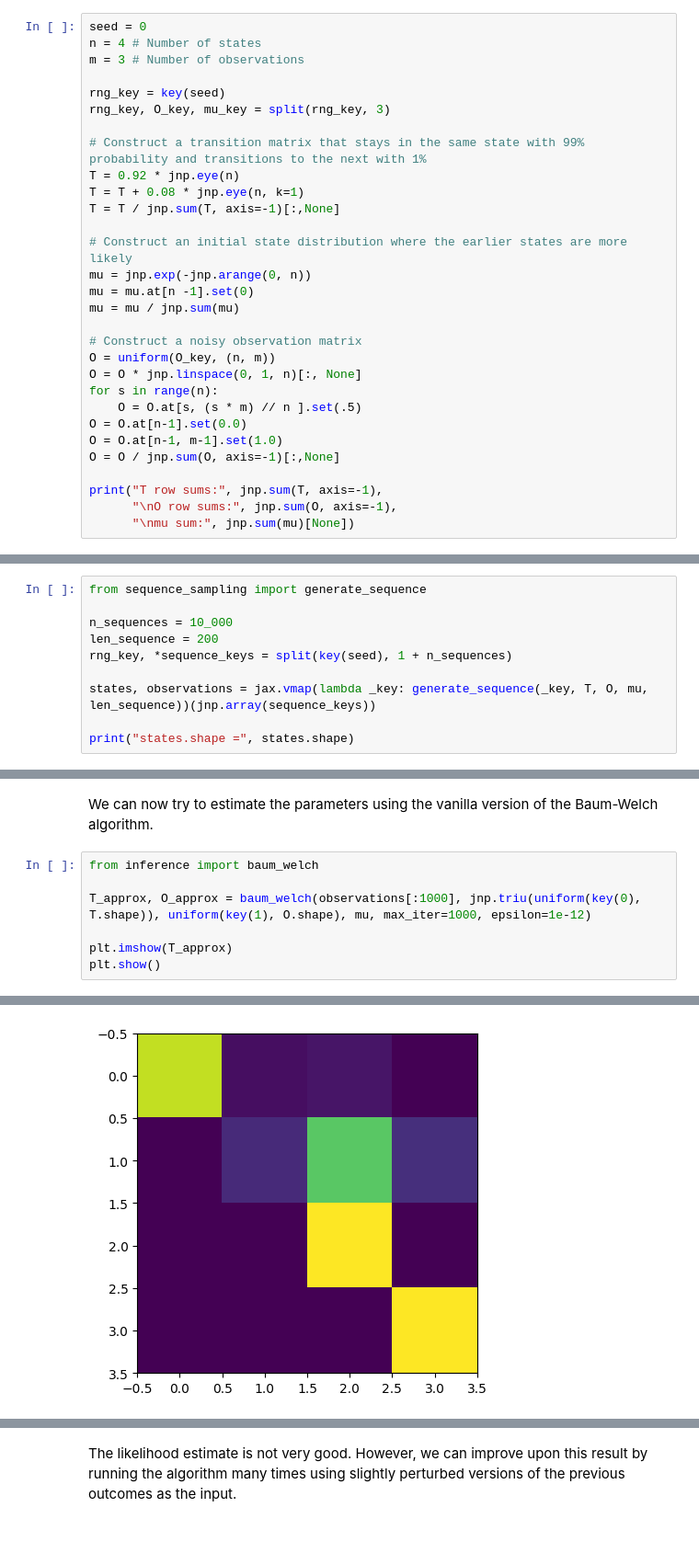
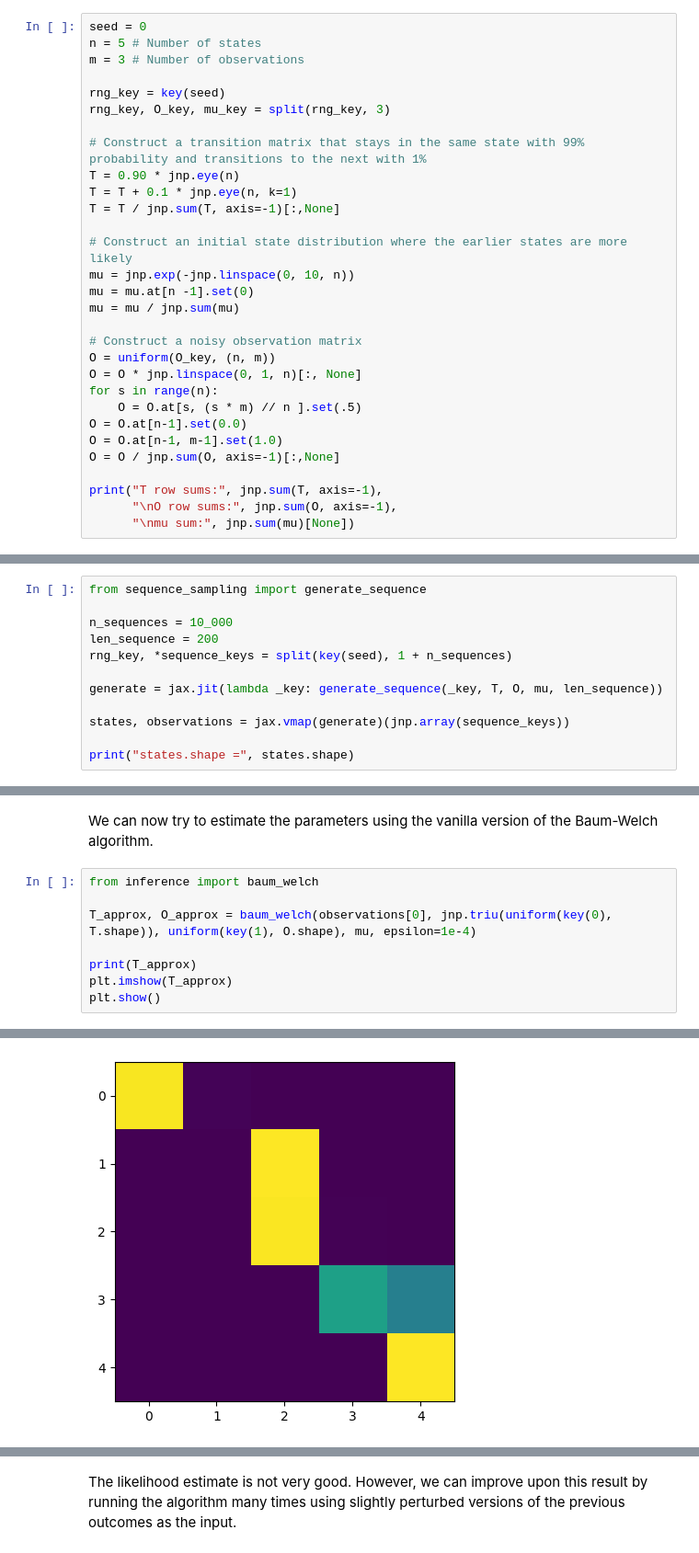
Before and after one commit to tobias-heinzle/BaumWelchJax, a Jupyter notebook: test_algorithm.ipynb, the cells around one changed output, grey strips where cells are left out. Shown: that part at 92% size. Cells and saved outputs as stored; diff of their text form.

```diff
--- a/test_algorithm.ipynb
+++ b/test_algorithm.ipynb
@@ -14,19 +14,19 @@ In this notebook, we explore the parameter inference of hidden Markov models usi
 First we have to define the problem.
 # %%
 seed = 0
-n = 4 # Number of states
+n = 5 # Number of states
 m = 3 # Number of observations
 
 rng_key = key(seed)
 rng_key, O_key, mu_key = split(rng_key, 3)
 
 # Construct a transition matrix that stays in the same state with 99% probability and transitions to the next with 1%
-T = 0.92 * jnp.eye(n)
-T = T + 0.08 * jnp.eye(n, k=1)
+T = 0.90 * jnp.eye(n)
+T = T + 0.1 * jnp.eye(n, k=1)
 T = T / jnp.sum(T, axis=-1)[:,None]
 
 # Construct an initial state distribution where the earlier states are more likely
-mu = jnp.exp(-jnp.arange(0, n))
+mu = jnp.exp(-jnp.linspace(0, 10, n))
 mu = mu.at[n -1].set(0)
 mu = mu / jnp.sum(mu)
 
@@ -72,7 +72,9 @@ n_sequences = 10_000
 len_sequence = 200
 rng_key, *sequence_keys = split(key(seed), 1 + n_sequences)
 
-states, observations = jax.vmap(lambda _key: generate_sequence(_key, T, O, mu, len_sequence))(jnp.array(sequence_keys))
+generate = jax.jit(lambda _key: generate_sequence(_key, T, O, mu, len_sequence))
+
+states, observations = jax.vmap(generate)(jnp.array(sequence_keys))
 
 print("states.shape =", states.shape)
 # %% [output]
@@ -136,8 +182,9 @@ We can now try to estimate the parameters using the vanilla version of the Baum-
 # %%
 from inference import baum_welch
 
-T_approx, O_approx = baum_welch(observations[:1000], jnp.triu(uniform(key(0), T.shape)), uniform(key(1), O.shape), mu, max_iter=1000, epsilon=1e-12)
+T_approx, O_approx = baum_welch(observations[0], jnp.triu(uniform(key(0), T.shape)), uniform(key(1), O.shape), mu, epsilon=1e-4)
 
+print(T_approx)
 plt.imshow(T_approx)
 plt.show()
 # %% [output]
@@ -144,2 +196,2 @@ plt.show()
-[figure, old version]
+[figure, new version]
 # %%
```
Also changed, not shown: parts of 13 cells of this notebook, 2 other files.
